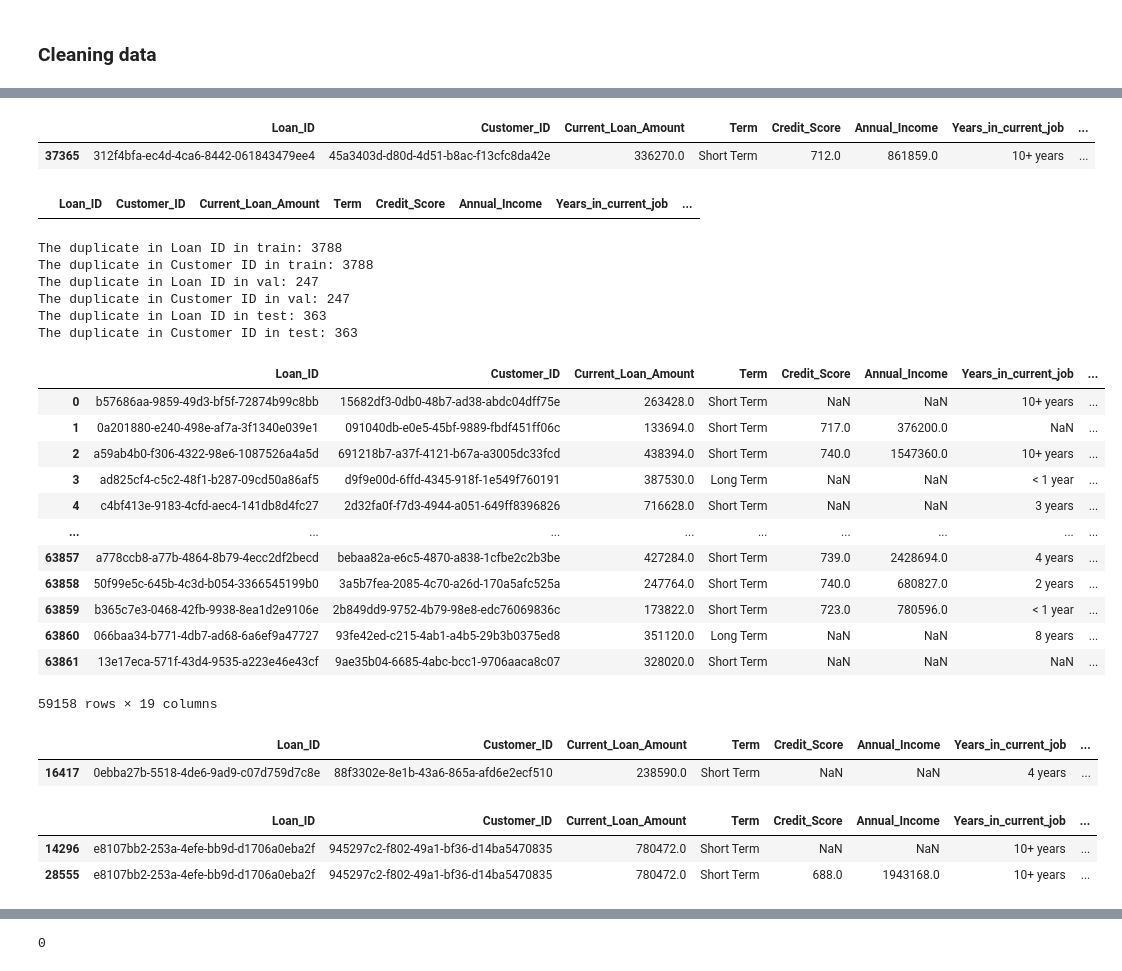
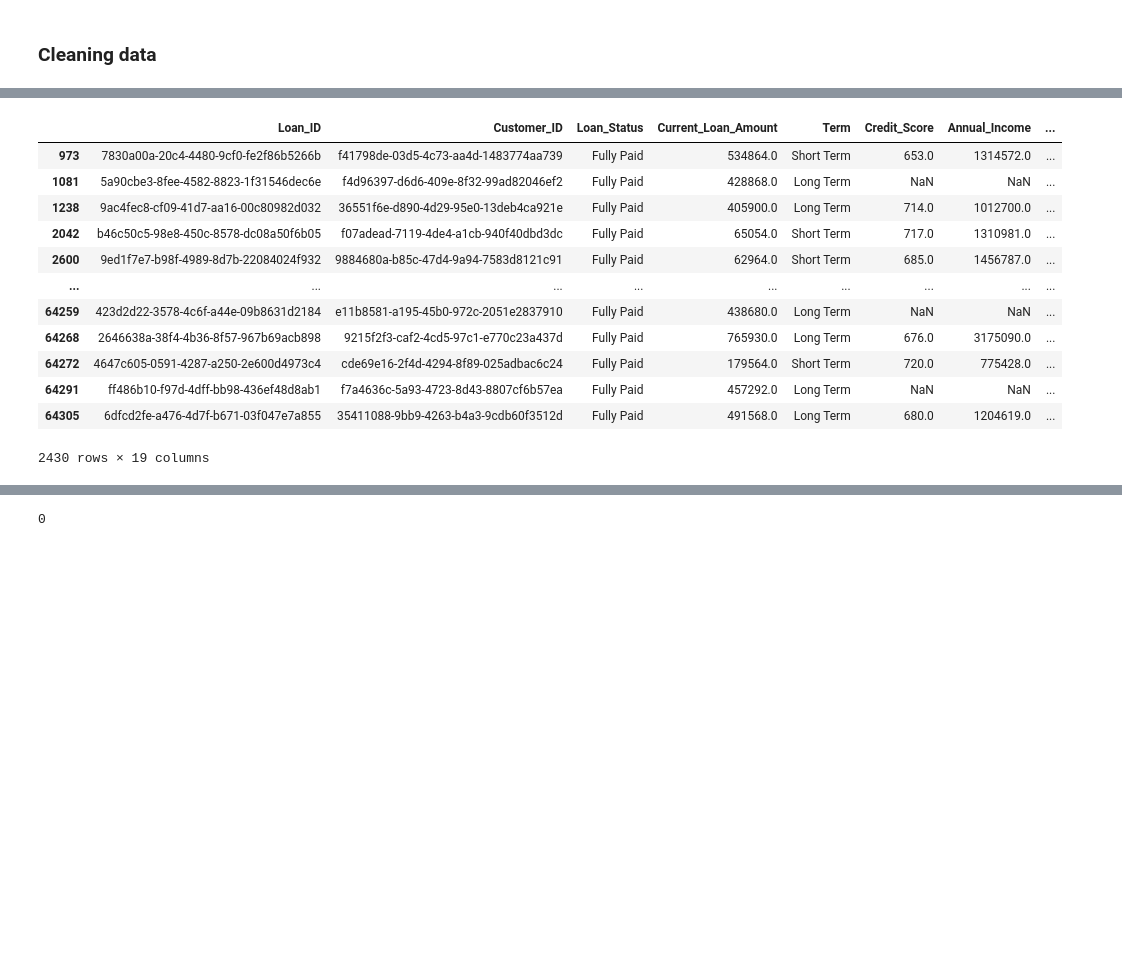
Before and after one commit to iamal95/Bank-Loan-classification, a Jupyter notebook: Code/Bank-Loan-classification.ipynb, the cells around one changed output, grey strips where cells are left out. Saved outputs shown, nothing was run; the diff lists cells and outputs as text; code cells hidden in the pictures; blank space fills up the shorter version.

```diff
--- a/Code/Bank-Loan-classification.ipynb
+++ b/Code/Bank-Loan-classification.ipynb
@@ -28,6 +30,4 @@ from sklearn.linear_model import LogisticRegression
 # %%
-df1 = pd.read_csv('credit_test.csv')
-df2 = pd.read_csv('credit_train.csv')
-df= pd.concat([df1,df2], axis=0, ignore_index=True)   # concat two dataset
+df = pd.read_csv('credit_train.csv')
 df
 # %% [output]
@@ -129,2 +107,0 @@ df2[df2['Loan ID'].duplicated()]
-# %%
-df = df.drop_duplicates()#.duplicated().sum()
@@ -217,2 +131,0 @@ df[df.Loan_ID.duplicated()].sort_values(by=['Loan_ID', 'Customer_ID'])
-# %%
-df = df.dropna(subset = ['Loan_ID'])
@@ -465,0 +267,10 @@ The duplicate in Customer ID in test: 453
+# %%
+# drop duplicates rows
+# train
+df_train.drop_duplicates(inplace=True)
+
+# val
+df_val.drop_duplicates(inplace=True)
+
+# test
+df_test.drop_duplicates(inplace=True)
@@ -527,8 +366,3 @@ df_train[(df_train.Loan_ID.duplicated() & (df_train['Current_Loan_Amount'] == 99
-# %%
-df_train[df_train['Loan_ID'] == '312f4bfa-ec4d-4ca6-8442-061843479ee4']
-# %% [output]
-|  | Loan_ID | Customer_ID | Current_Loan_Amount | Term | Credit_Score | Annual_Income | Years_in_current_job | ... |
-| 37365 | 312f4bfa-ec4d-4ca6-8442-061843479ee4 | 45a3403d-d80d-4d51-b8ac-f13cfc8da42e | 336270.0 | Short Term | 712.0 | 861859.0 | 10+ years | ... |
 # %%
 # drop duplicate in Loan_ID and Current_Loan_Amount = 99999999.0
 
@@ -540,50 +374,19 @@ df_val = df_val[~(df_val.Loan_ID.duplicated() & (df_val['Current_Loan_Amount'] =
 
 # for test
 df_test = df_test[~(df_test.Loan_ID.duplicated() & (df_test['Current_Loan_Amount'] == 99999999.0))]
-# %%
-df_train[(df_train.Loan_ID.duplicated() & (df_train['Current_Loan_Amount'] == 99999999.0))]
-# %% [output]
-|  | Loan_ID | Customer_ID | Current_Loan_Amount | Term | Credit_Score | Annual_Income | Years_in_current_job | ... |
-# %%
-print(f'The duplicate in Loan ID in train:',df_train.Loan_ID.duplicated().sum())
-print(f'The duplicate in Customer ID in train:',df_train.Customer_ID.duplicated().sum())
-
-print(f'The duplicate in Loan ID in val:',df_val.Loan_ID.duplicated().sum())
-print(f'The duplicate in Customer ID in val:',df_val.Customer_ID.duplicated().sum())
-
-print(f'The duplicate in Loan ID in test:',df_test.Loan_ID.duplicated().sum())
-print(f'The duplicate in Customer ID in test:',df_test.Customer_ID.duplicated().sum())
-# %% [output]
-The duplicate in Loan ID in train: 3788
-The duplicate in Customer ID in train: 3788
-The duplicate in Loan ID in val: 247
-The duplicate in Customer ID in val: 247
-The duplicate in Loan ID in test: 363
-The duplicate in Customer ID in test: 363
 # %%
-df_train[~(df_train.Loan_ID.duplicated())]
+df_train[(df_train.Loan_ID.duplicated())]
 # %% [output]
-|  | Loan_ID | Customer_ID | Current_Loan_Amount | Term | Credit_Score | Annual_Income | Years_in_current_job | ... |
-| 0 | b57686aa-9859-49d3-bf5f-72874b99c8bb | 15682df3-0db0-48b7-ad38-abdc04dff75e | 263428.0 | Short Term | NaN | NaN | 10+ years | ... |
-| 1 | 0a201880-e240-498e-af7a-3f1340e039e1 | 091040db-e0e5-45bf-9889-fbdf451ff06c | 133694.0 | Short Term | 717.0 | 376200.0 | NaN | ... |
-| 2 | a59ab4b0-f306-4322-98e6-1087526a4a5d | 691218b7-a37f-4121-b67a-a3005dc33fcd | 438394.0 | Short Term | 740.0 | 1547360.0 | 10+ years | ... |
-| 3 | ad825cf4-c5c2-48f1-b287-09cd50a86af5 | d9f9e00d-6ffd-4345-918f-1e549f760191 | 387530.0 | Long Term | NaN | NaN | < 1 year | ... |
-| 4 | c4bf413e-9183-4cfd-aec4-141db8d4fc27 | 2d32fa0f-f7d3-4944-a051-649ff8396826 | 716628.0 | Short Term | NaN | NaN | 3 years | ... |
+|  | Loan_ID | Customer_ID | Loan_Status | Current_Loan_Amount | Term | Credit_Score | Annual_Income | ... |
+| 973 | 7830a00a-20c4-4480-9cf0-fe2f86b5266b | f41798de-03d5-4c73-aa4d-1483774aa739 | Fully Paid | 534864.0 | Short Term | 653.0 | 1314572.0 | ... |
+| 1081 | 5a90cbe3-8fee-4582-8823-1f31546dec6e | f4d96397-d6d6-409e-8f32-99ad82046ef2 | Fully Paid | 428868.0 | Long Term | NaN | NaN | ... |
+| 1238 | 9ac4fec8-cf09-41d7-aa16-00c80982d032 | 36551f6e-d890-4d29-95e0-13deb4ca921e | Fully Paid | 405900.0 | Long Term | 714.0 | 1012700.0 | ... |
+| 2042 | b46c50c5-98e8-450c-8578-dc08a50f6b05 | f07adead-7119-4de4-a1cb-940f40dbd3dc | Fully Paid | 65054.0 | Short Term | 717.0 | 1310981.0 | ... |
+| 2600 | 9ed1f7e7-b98f-4989-8d7b-22084024f932 | 9884680a-b85c-47d4-9a94-7583d8121c91 | Fully Paid | 62964.0 | Short Term | 685.0 | 1456787.0 | ... |
 | ... | ... | ... | ... | ... | ... | ... | ... | ... |
-| 63857 | a778ccb8-a77b-4864-8b79-4ecc2df2becd | bebaa82a-e6c5-4870-a838-1cfbe2c2b3be | 427284.0 | Short Term | 739.0 | 2428694.0 | 4 years | ... |
-| 63858 | 50f99e5c-645b-4c3d-b054-3366545199b0 | 3a5b7fea-2085-4c70-a26d-170a5afc525a | 247764.0 | Short Term | 740.0 | 680827.0 | 2 years | ... |
-| 63859 | b365c7e3-0468-42fb-9938-8ea1d2e9106e | 2b849dd9-9752-4b79-98e8-edc76069836c | 173822.0 | Short Term | 723.0 | 780596.0 | < 1 year | ... |
-| 63860 | 066baa34-b771-4db7-ad68-6a6ef9a47727 | 93fe42ed-c215-4ab1-a4b5-29b3b0375ed8 | 351120.0 | Long Term | NaN | NaN | 8 years | ... |
-| 63861 | 13e17eca-571f-43d4-9535-a223e46e43cf | 9ae35b04-6685-4abc-bcc1-9706aaca8c07 | 328020.0 | Short Term | NaN | NaN | NaN | ... |
+| 64259 | 423d2d22-3578-4c6f-a44e-09b8631d2184 | e11b8581-a195-45b0-972c-2051e2837910 | Fully Paid | 438680.0 | Long Term | NaN | NaN | ... |
+| 64268 | 2646638a-38f4-4b36-8f57-967b69acb898 | 9215f2f3-caf2-4cd5-97c1-e770c23a437d | Fully Paid | 765930.0 | Long Term | 676.0 | 3175090.0 | ... |
+| 64272 | 4647c605-0591-4287-a250-2e600d4973c4 | cde69e16-2f4d-4294-8f89-025adbac6c24 | Fully Paid | 179564.0 | Short Term | 720.0 | 775428.0 | ... |
+| 64291 | ff486b10-f97d-4dff-bb98-436ef48d8ab1 | f7a4636c-5a93-4723-8d43-8807cf6b57ea | Fully Paid | 457292.0 | Long Term | NaN | NaN | ... |
+| 64305 | 6dfcd2fe-a476-4d7f-b671-03f047e7a855 | 35411088-9bb9-4263-b4a3-9cdb60f3512d | Fully Paid | 491568.0 | Long Term | 680.0 | 1204619.0 | ... |
-59158 rows × 19 columns
+2430 rows × 19 columns
-# %%
-df_train[df_train['Loan_ID'] == '0ebba27b-5518-4de6-9ad9-c07d759d7c8e']
-# %% [output]
-|  | Loan_ID | Customer_ID | Current_Loan_Amount | Term | Credit_Score | Annual_Income | Years_in_current_job | ... |
-| 16417 | 0ebba27b-5518-4de6-9ad9-c07d759d7c8e | 88f3302e-8e1b-43a6-865a-afd6e2ecf510 | 238590.0 | Short Term | NaN | NaN | 4 years | ... |
-# %%
-df_train[df_train['Loan_ID'] == 'e8107bb2-253a-4efe-bb9d-d1706a0eba2f']
-# %% [output]
-|  | Loan_ID | Customer_ID | Current_Loan_Amount | Term | Credit_Score | Annual_Income | Years_in_current_job | ... |
-| 14296 | e8107bb2-253a-4efe-bb9d-d1706a0eba2f | 945297c2-f802-49a1-bf36-d14ba5470835 | 780472.0 | Short Term | NaN | NaN | 10+ years | ... |
-| 28555 | e8107bb2-253a-4efe-bb9d-d1706a0eba2f | 945297c2-f802-49a1-bf36-d14ba5470835 | 780472.0 | Short Term | 688.0 | 1943168.0 | 10+ years | ... |
```
Also changed, not shown: parts of 113 cells of this notebook.
